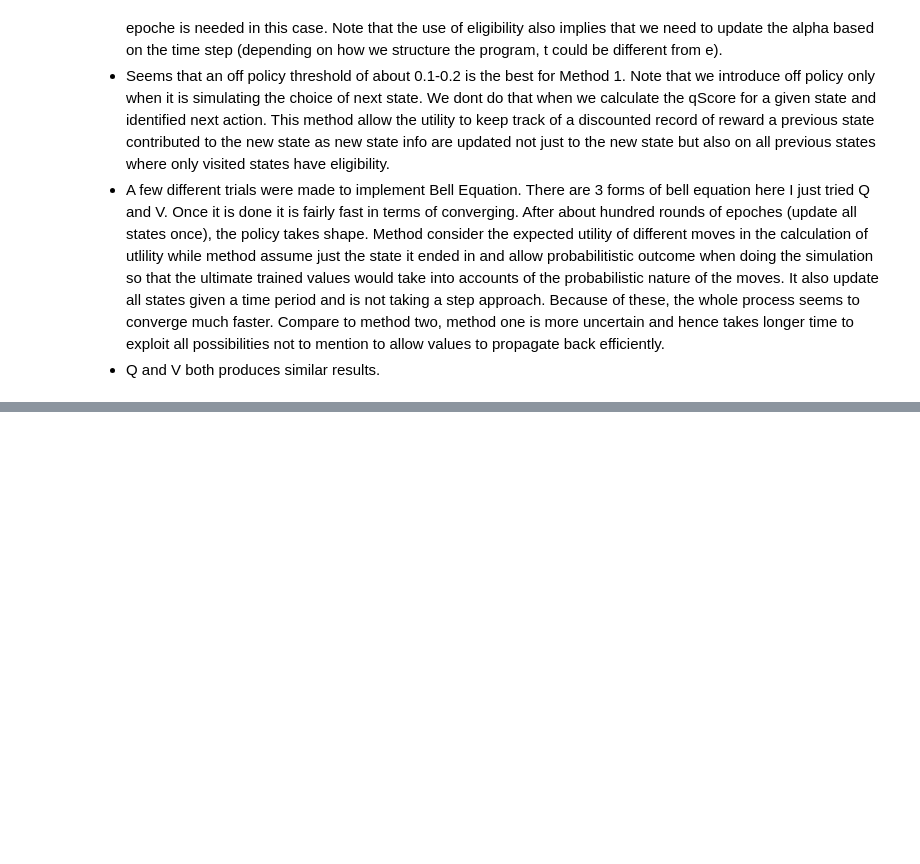
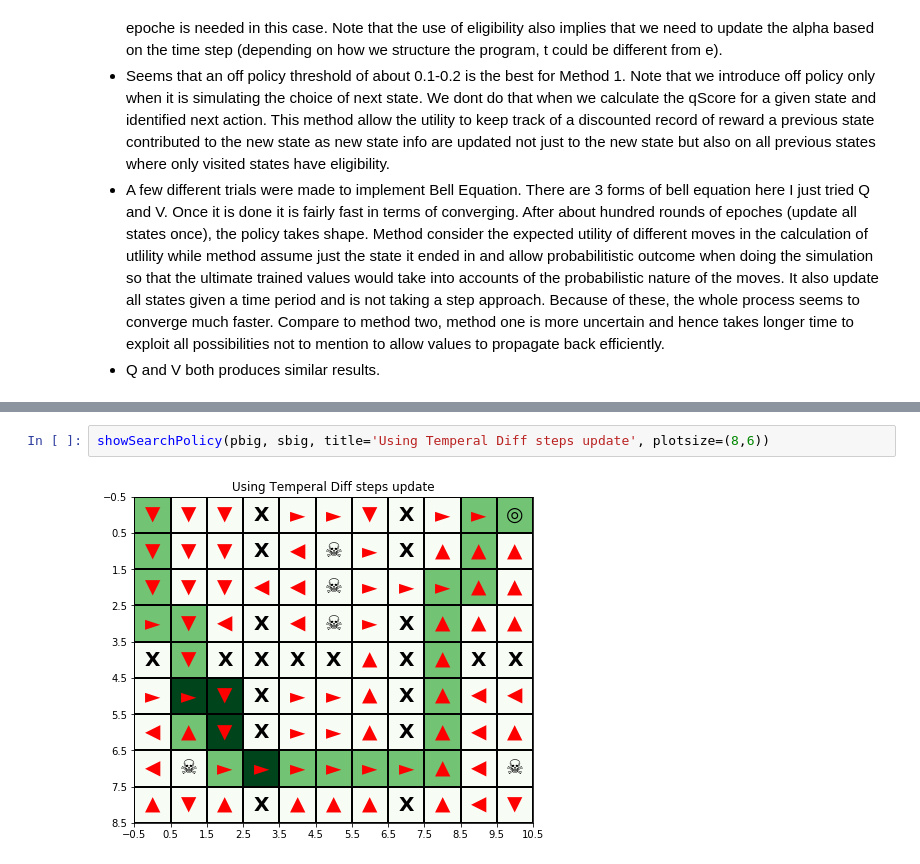
Before and after one commit to chihoxtra/reinforcement_learning, a Jupyter notebook: [PlayAround][Reinforcement Learning].ipynb, the cells around one changed output, grey strips where cells are left out. Cells and saved outputs as stored; diff of their text form; blank space fills up the shorter version.

```diff
--- a/[PlayAround][Reinforcement Learning].ipynb
+++ b/[PlayAround][Reinforcement Learning].ipynb
@@ -695,0 +743,4 @@ showSearchPolicy(p1, s2, title='using Bell Equation V simultanes update')
+# %%
+showSearchPolicy(pbig, sbig, title='Using Temperal Diff steps update', plotsize=(8,6))
+# %% [output]
+[figure, added]
```
Also changed, not shown: parts of 9 cells of this notebook, 1 other file.
